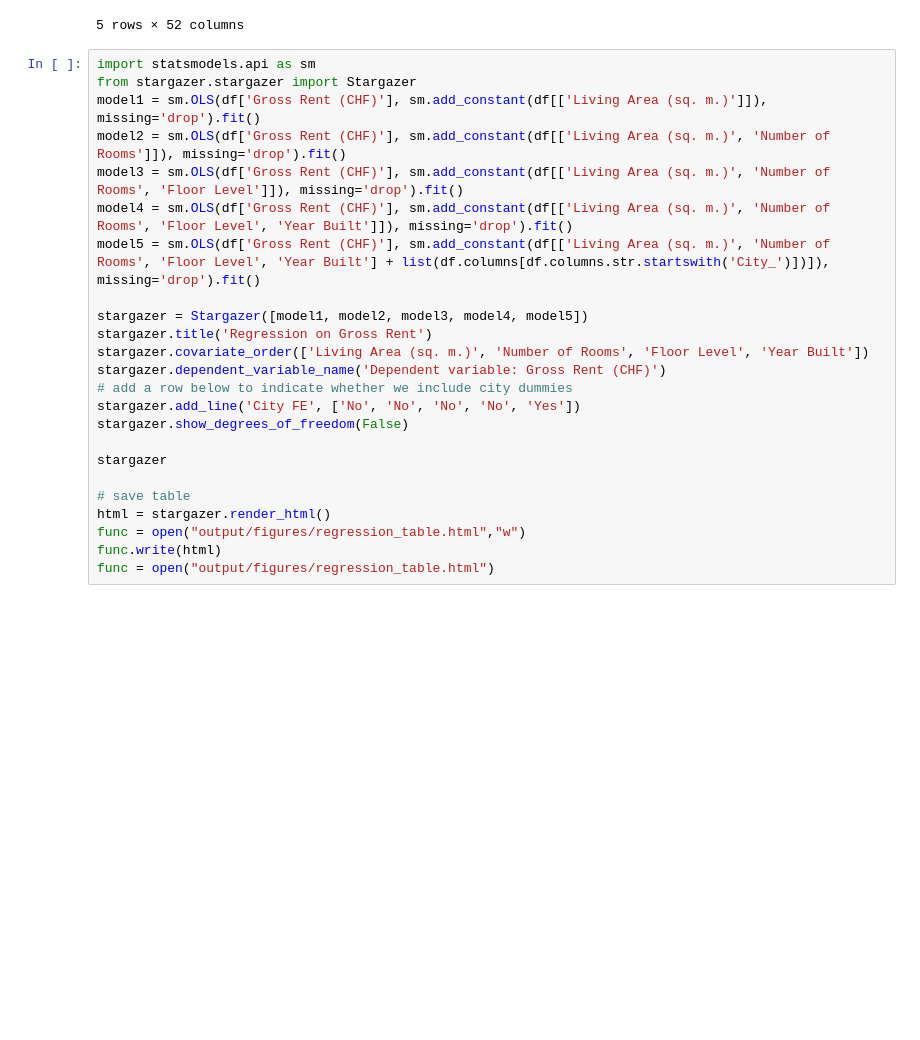
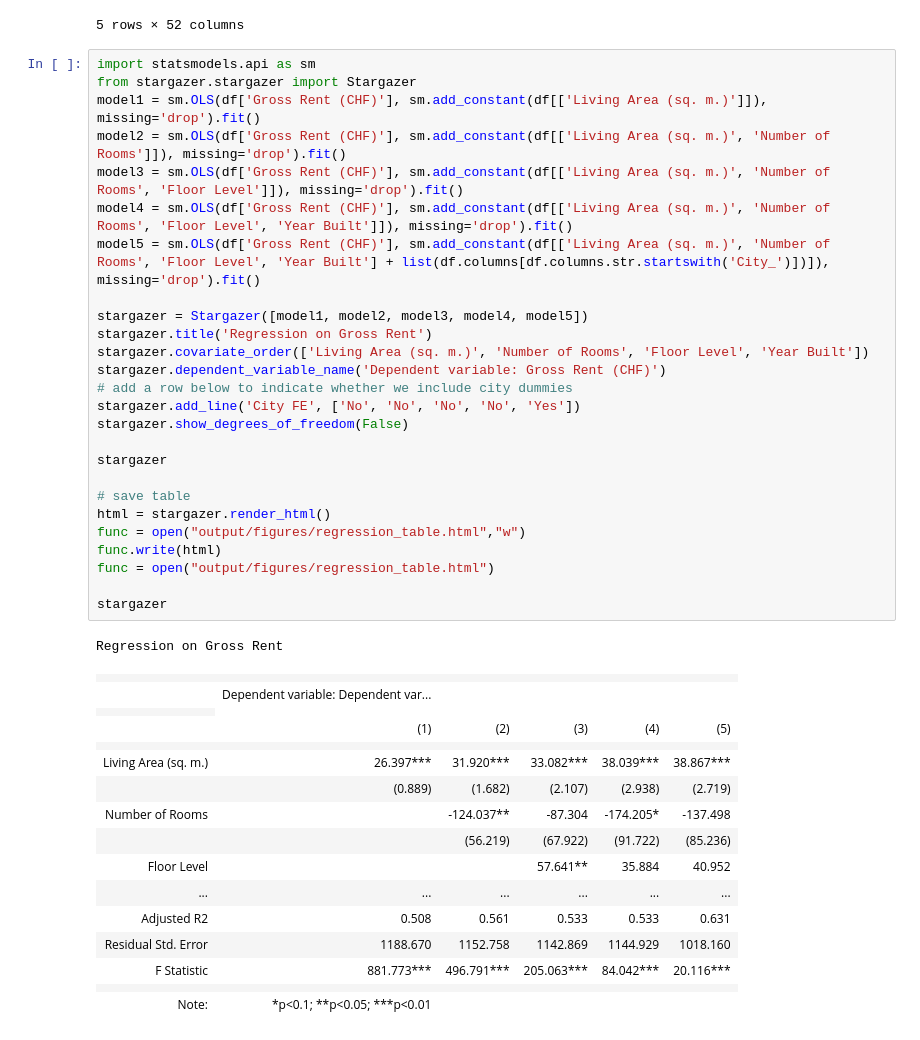
Before and after one commit to Jindi-Huang/pp4r_final_assignments, a Jupyter notebook: src/homegate_analysis.ipynb, the cells around one changed output. Drawn from its saved outputs; the diff is of its cells as text; blank space fills up the shorter version.

```diff
--- a/src/homegate_analysis.ipynb
+++ b/src/homegate_analysis.ipynb
@@ -291,24 +291,44 @@ df.head()
 # %%
 import statsmodels.api as sm
 from stargazer.stargazer import Stargazer
 model1 = sm.OLS(df['Gross Rent (CHF)'], sm.add_constant(df[['Living Area (sq. m.)']]), missing='drop').fit()
 model2 = sm.OLS(df['Gross Rent (CHF)'], sm.add_constant(df[['Living Area (sq. m.)', 'Number of Rooms']]), missing='drop').fit()
 model3 = sm.OLS(df['Gross Rent (CHF)'], sm.add_constant(df[['Living Area (sq. m.)', 'Number of Rooms', 'Floor Level']]), missing='drop').fit()
 model4 = sm.OLS(df['Gross Rent (CHF)'], sm.add_constant(df[['Living Area (sq. m.)', 'Number of Rooms', 'Floor Level', 'Year Built']]), missing='drop').fit()
 model5 = sm.OLS(df['Gross Rent (CHF)'], sm.add_constant(df[['Living Area (sq. m.)', 'Number of Rooms', 'Floor Level', 'Year Built'] + list(df.columns[df.columns.str.startswith('City_')])]), missing='drop').fit()
 
 stargazer = Stargazer([model1, model2, model3, model4, model5])
 stargazer.title('Regression on Gross Rent')
 stargazer.covariate_order(['Living Area (sq. m.)', 'Number of Rooms', 'Floor Level', 'Year Built'])
 stargazer.dependent_variable_name('Dependent variable: Gross Rent (CHF)')
 # add a row below to indicate whether we include city dummies
 stargazer.add_line('City FE', ['No', 'No', 'No', 'No', 'Yes'])
 stargazer.show_degrees_of_freedom(False)
 
 stargazer
 
 # save table
 html = stargazer.render_html()
 func = open("output/figures/regression_table.html","w")
 func.write(html)
 func = open("output/figures/regression_table.html")
+
+stargazer
+# %% [output]
+Regression on Gross Rent
+|  |  |  |  |  |  |
+|  | Dependent variable: Dependent var... |  |  |  |  |
+|  |
+|  | (1) | (2) | (3) | (4) | (5) |
+|  |  |  |  |  |  |
+| Living Area (sq. m.) | 26.397*** | 31.920*** | 33.082*** | 38.039*** | 38.867*** |
+|  | (0.889) | (1.682) | (2.107) | (2.938) | (2.719) |
+| Number of Rooms |  | -124.037** | -87.304 | -174.205* | -137.498 |
+|  |  | (56.219) | (67.922) | (91.722) | (85.236) |
+| Floor Level |  |  | 57.641** | 35.884 | 40.952 |
+| ... | ... | ... | ... | ... | ... |
+| Adjusted R2 | 0.508 | 0.561 | 0.533 | 0.533 | 0.631 |
+| Residual Std. Error | 1188.670 | 1152.758 | 1142.869 | 1144.929 | 1018.160 |
+| F Statistic | 881.773*** | 496.791*** | 205.063*** | 84.042*** | 20.116*** |
+|  |  |  |  |  |  |
+| Note: | *p<0.1; **p<0.05; ***p<0.01 |  |  |  |  |
```
Also changed, not shown: 2 other files.
